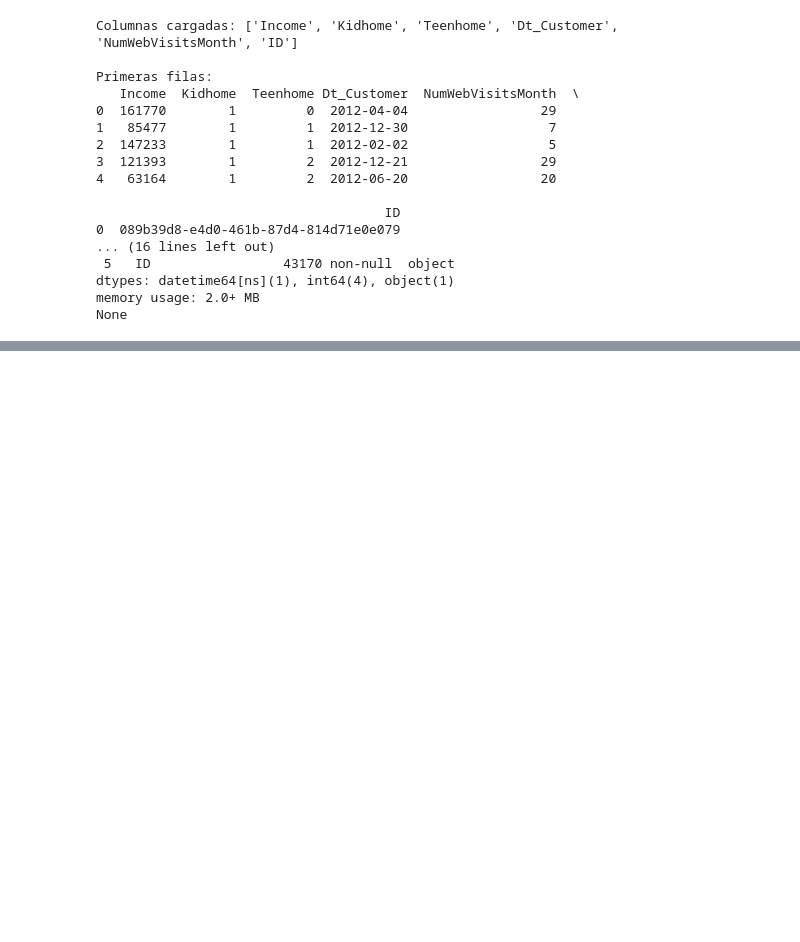
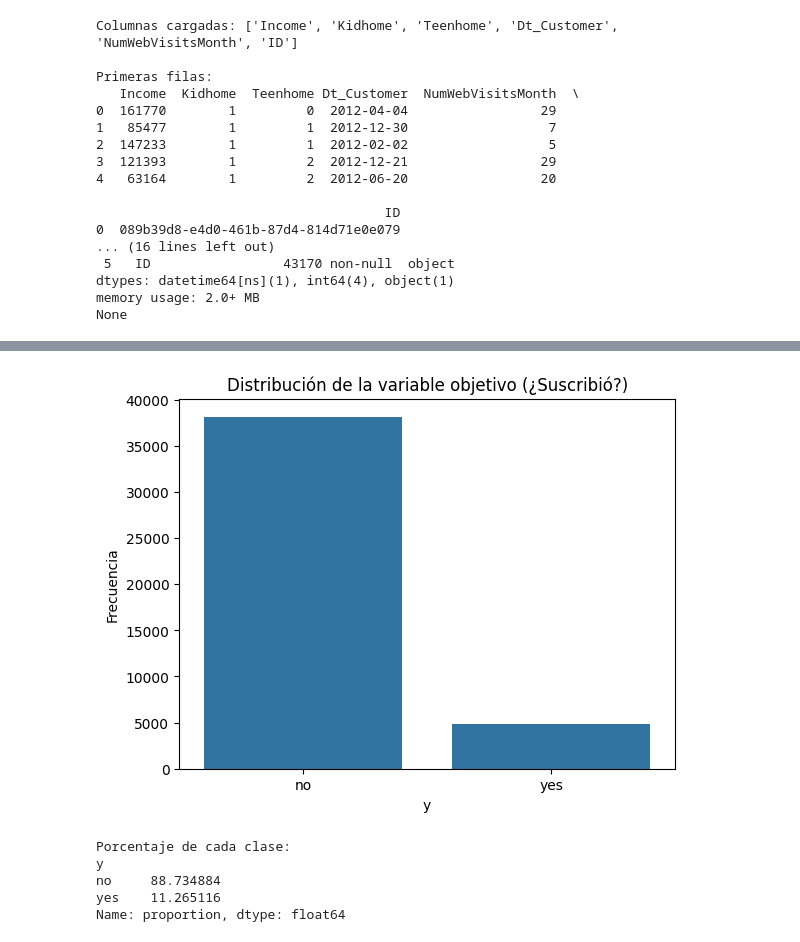
Before and after one commit to JOMARCO4/LABORATORIO, a Jupyter notebook: PROJECT 4 - EDA CON PYTHON/entrega.ipynb, the cells around one changed output, grey strips where cells are left out. Saved outputs shown, nothing was run; the diff lists cells and outputs as text; code cells hidden in the pictures; blank space fills up the shorter version.

```diff
--- a/PROJECT 4 - EDA CON PYTHON/entrega.ipynb
+++ b/PROJECT 4 - EDA CON PYTHON/entrega.ipynb
@@ -158,0 +325,21 @@ dtype: float64
+# %%
+        # 1. Distribución de la variable objetivo y
+
+import matplotlib.pyplot as plt
+import seaborn as sns
+
+sns.countplot(data=merged_df, x='y')
+plt.title('Distribución de la variable objetivo (¿Suscribió?)')
+plt.xlabel('y')
+plt.ylabel('Frecuencia')
+plt.show()
+
+print("\nPorcentaje de cada clase:")
+print(merged_df['y'].value_counts(normalize=True) * 100)
+# %% [output]
+[figure, added]
+Porcentaje de cada clase:
+y
+no     88.734884
+yes    11.265116
+Name: proportion, dtype: float64
```
Also changed, not shown: parts of 14 cells of this notebook.
